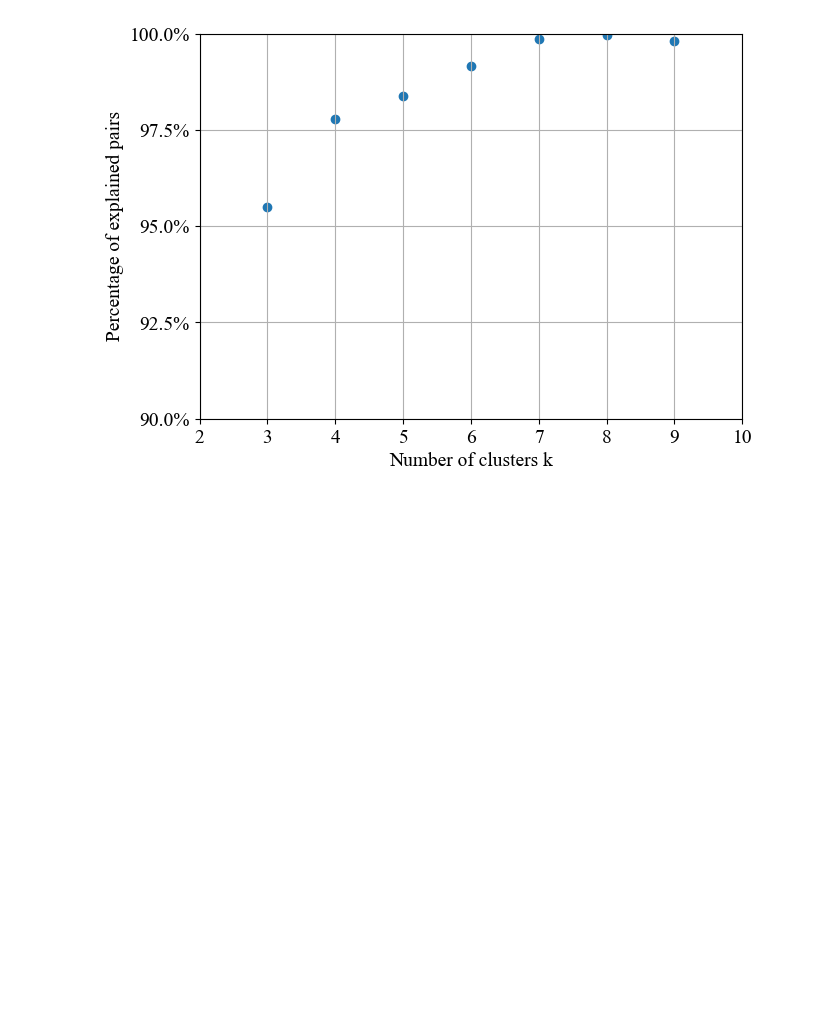
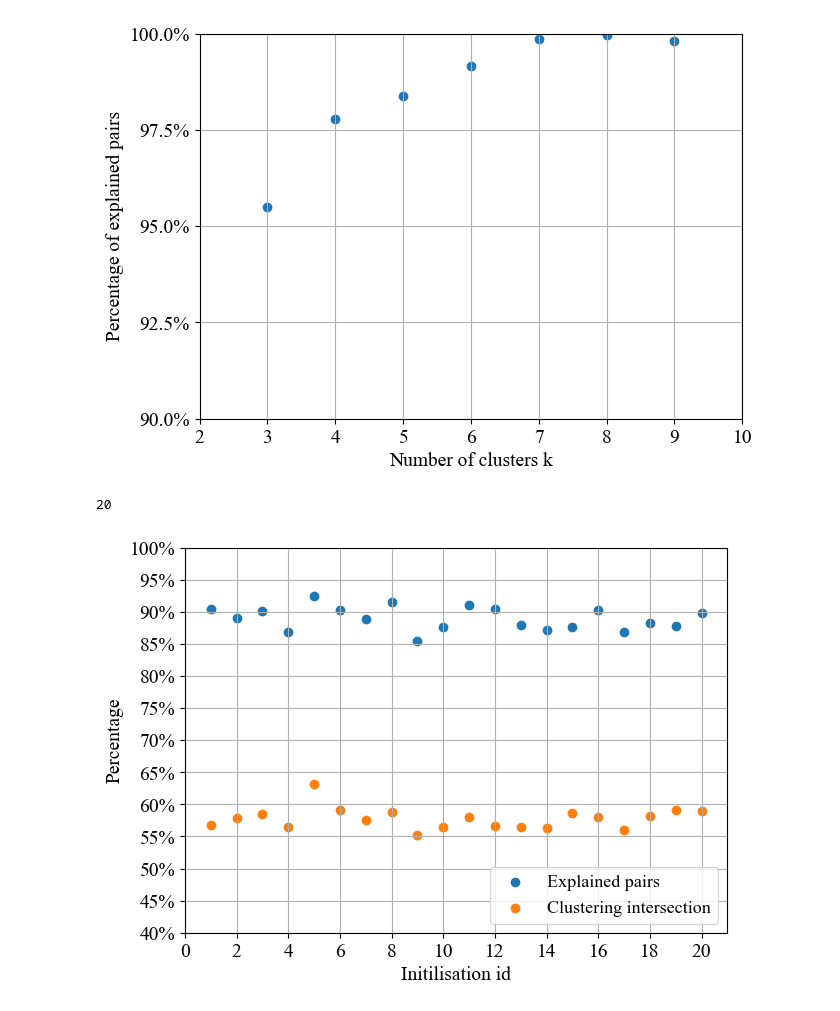
Before and after one commit to Agathe48/cs-sdp-2023-24, a Jupyter notebook: notebooks/results_graphs.ipynb, the cells around one changed output. Cells and saved outputs as stored; diff of their text form; code cells hidden in the pictures; blank space fills up the shorter version.

```diff
--- a/notebooks/results_graphs.ipynb
+++ b/notebooks/results_graphs.ipynb
@@ -213,3 +220,44 @@ fig.savefig('../images/' + 'Metric_1_Scalabilite' + '.pdf', format='pdf', bbox_i
 fig.savefig('../images/'  + 'Metric_1Scalabilite' + '.png', dpi=300, format='png', bbox_inches="tight")
 # %% [output]
 [figure]
+# %%
+list_several_init = [[0.9052297385130743, 0.5681390501110679], [0.8898055097245138, 0.5782071387418355], [0.9007799610019499, 0.5857415224036429], [0.8690065496725163, 0.5648487656365163], [0.9241037948102595, 0.6321554075542392], [0.9023048847557622, 0.5913532390178821], [0.8893055347232638, 0.5751308557169077], [0.9156042197890105, 0.5888854453554915], [0.8544822758862057, 0.5530600898019398], [0.8758312084395781, 0.5653726313459333], [0.9100044997750113, 0.580652245355783], [0.9046047697615119, 0.5658852204011134], [0.8790060496975152, 0.5647715289293659], [0.871756412179391, 0.563377430988454], [0.8762811859407029, 0.586186975244123], [0.903504824758762, 0.5806876601996255], [0.8694065296735163, 0.5594182779298824], [0.8827058647067647, 0.582666031819281], [0.8783060846957652, 0.5919339117167038], [0.8985050747462627, 0.589504352686668]]
+len(list_several_init)
+# %% [output]
+20
+# %%
+fsize = [7, 5]
+plt.rc('font', family = 'serif', size = '14')
+plt.rc('legend', fontsize = 13)
+
+plt.rcParams["font.family"] = "Times New Roman"
+plt.rcParams['figure.figsize'] = fsize
+
+fig, ax = plt.subplots(1, 1)
+
+# list of iterations
+x = [i for i in range(1, len(list_several_init)+1)]
+
+y_m1_several_init = [list_several_init[i][0] for i in range(len(list_several_init))]
+y_m2_several_init = [list_several_init[i][1] for i in range(len(list_several_init))]
+# y_new_init_2_cluster = [list_new_init_2[i][1] for i in range(7)]
+
+ax.scatter(x, y_m1_several_init, label = 'Explained pairs')
+ax.scatter(x, y_m2_several_init, label = 'Clustering intersection')
+
+ax.yaxis.set_major_formatter(mtick.PercentFormatter(1)) # put y axis in percentage, 1 is for 100%
+ax.xaxis.set_major_locator(mtick.MultipleLocator(2.00))
+ax.yaxis.set_major_locator(mtick.MultipleLocator(0.05))
+
+ax.set_ylim(0.4, 1)
+ax.set_xlim(0, 21)
+
+ax.legend(loc = 'lower right')
+ax.set_xlabel('Initilisation id')
+ax.set_ylabel('Percentage')
+ax.grid()
+
+fig.savefig('../images/' + 'Metric_1_several_init' + '.pdf', format='pdf', bbox_inches="tight")
+fig.savefig('../images/'  + 'Metric_1_several_init' + '.png', dpi=300, format='png', bbox_inches="tight")
+# %% [output]
+[figure, added]
```
Also changed, not shown: parts of 3 cells of this notebook, 4 other files.
